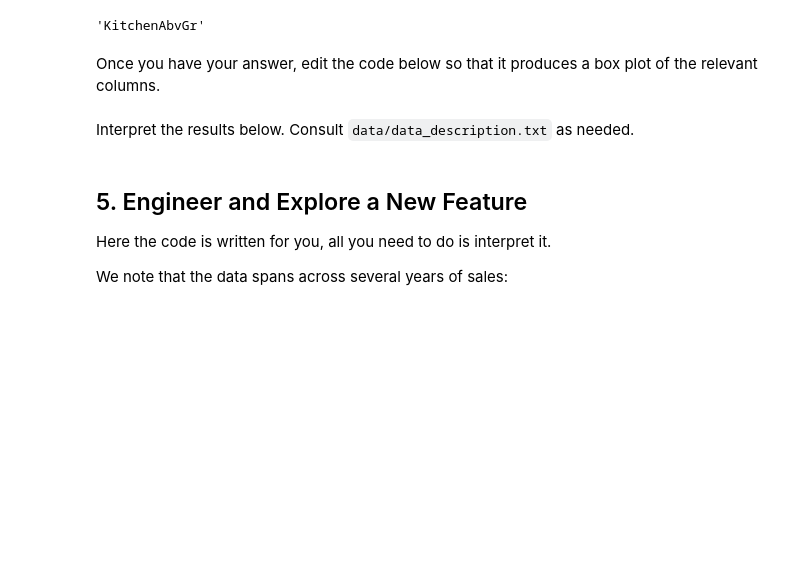
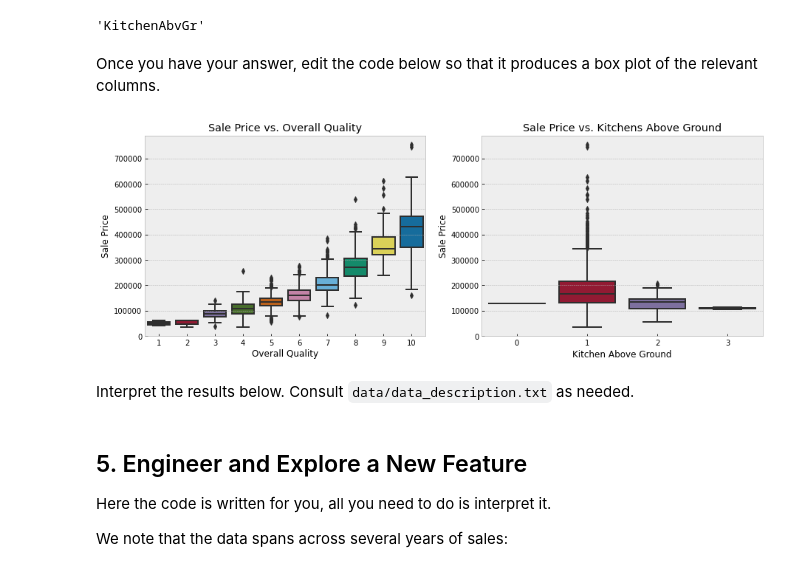
Before and after one commit to Brian-Kanyenje/dsc-pandas-eda-lab, a Jupyter notebook: index.ipynb, the cells around one changed output. Drawn from its saved outputs; the diff is of its cells as text; code cells hidden in the pictures; blank space fills up the shorter version.

```diff
--- a/index.ipynb
+++ b/index.ipynb
@@ -414,30 +460,32 @@ Once you have your answer, edit the code below so that it produces a box plot of
 # %%
 # Replace None with appropriate code
 
 import seaborn as sns
 
 fig, (ax1, ax2) = plt.subplots(ncols=2, figsize=(15,5))
 
 # Plot distribution of column with highest correlation
 sns.boxplot(
-    x=None,
+    x=df['OverallQual'],
     y=df["SalePrice"],
     ax=ax1
 )
 # Plot distribution of column with most negative correlation
 sns.boxplot(
-    x=None,
+    x=df['KitchenAbvGr'],
     y=df["SalePrice"],
     ax=ax2
 )
 
 # Customize labels
-ax1.set_title(None)
-ax1.set_xlabel(None)
+ax1.set_title("Sale Price vs. Overall Quality")
+ax1.set_xlabel('Overall Quality')
 ax1.set_ylabel("Sale Price")
-ax2.set_title(None)
-ax2.set_xlabel(None)
+ax2.set_title("Sale Price vs. Kitchens Above Ground")
+ax2.set_xlabel('Kitchen Above Ground')
 ax2.set_ylabel("Sale Price");
+# %% [output]
+[figure, added]
 # %% [markdown]
 Interpret the results below. Consult `data/data_description.txt` as needed.
 # %%
```
Also changed, not shown: parts of 16 cells of this notebook.
